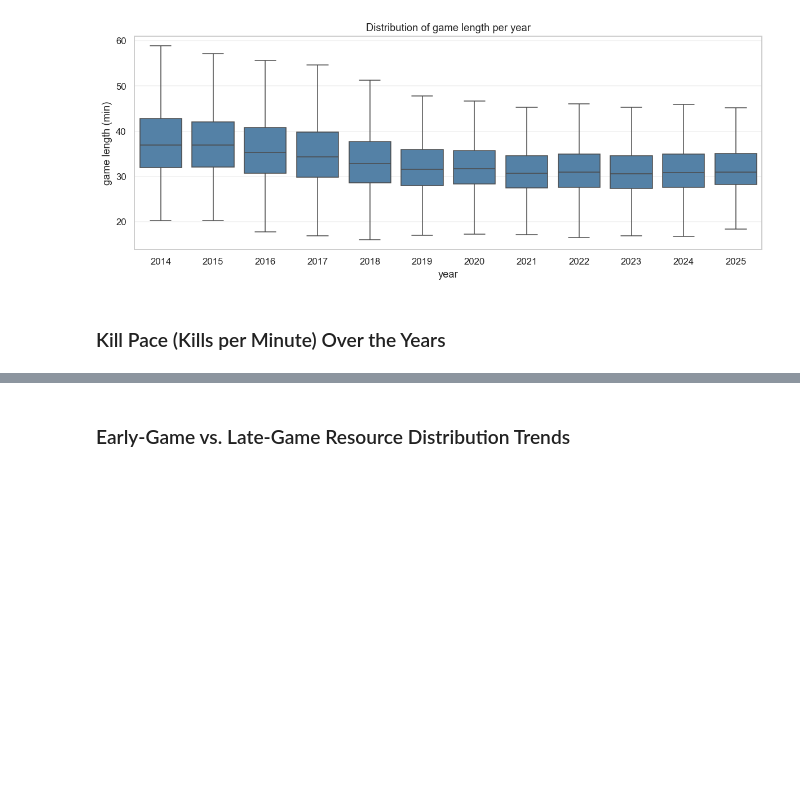
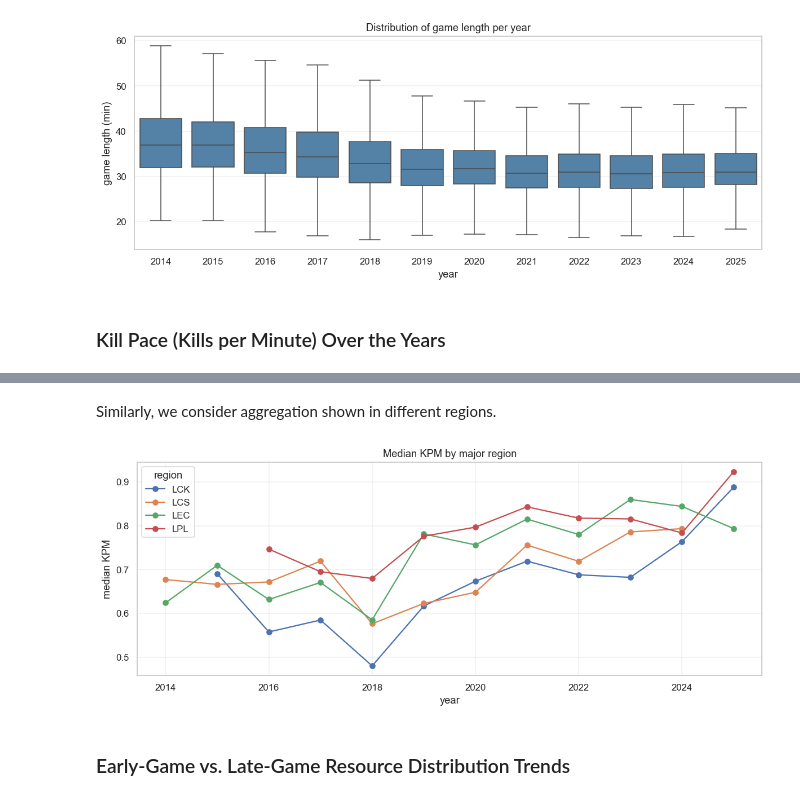
Before and after one commit to LUNARKN1GHT/lol_esports, a Jupyter notebook: lol_esports.ipynb, the cells around one changed output, grey strips where cells are left out. Drawn from its saved outputs; the diff is of its cells as text; code cells hidden in the pictures; blank space fills up the shorter version.

```diff
--- a/lol_esports.ipynb
+++ b/lol_esports.ipynb
@@ -266,3 +336,25 @@ plt.show()
+# %% [markdown]
+Similarly, we consider aggregation shown in different regions.
+# %%
+main_regions = ["LPL", "LCK", "LCS", "LEC"]
+region_kpm = (
+    games_kpm[games_kpm["region"].isin(main_regions)]
+    .groupby(["year", "region"])["kpm"]
+    .median()
+    .unstack("region")
+)
+
+fig, ax = plt.subplots(figsize=(11, 4.5))
+region_kpm.plot(ax=ax, marker="o")
+ax.set_title("Median KPM by major region")
+ax.set_xlabel("year")
+ax.set_ylabel("median KPM")
+ax.grid(alpha=0.3)
+ax.legend(title="region")
+plt.tight_layout()
+plt.show()
+# %% [output]
+[figure, added]
 # %% [markdown]
 ### Early-Game vs. Late-Game Resource Distribution Trends
 # %% [markdown]
```
Also changed, not shown: parts of 3 cells of this notebook.
